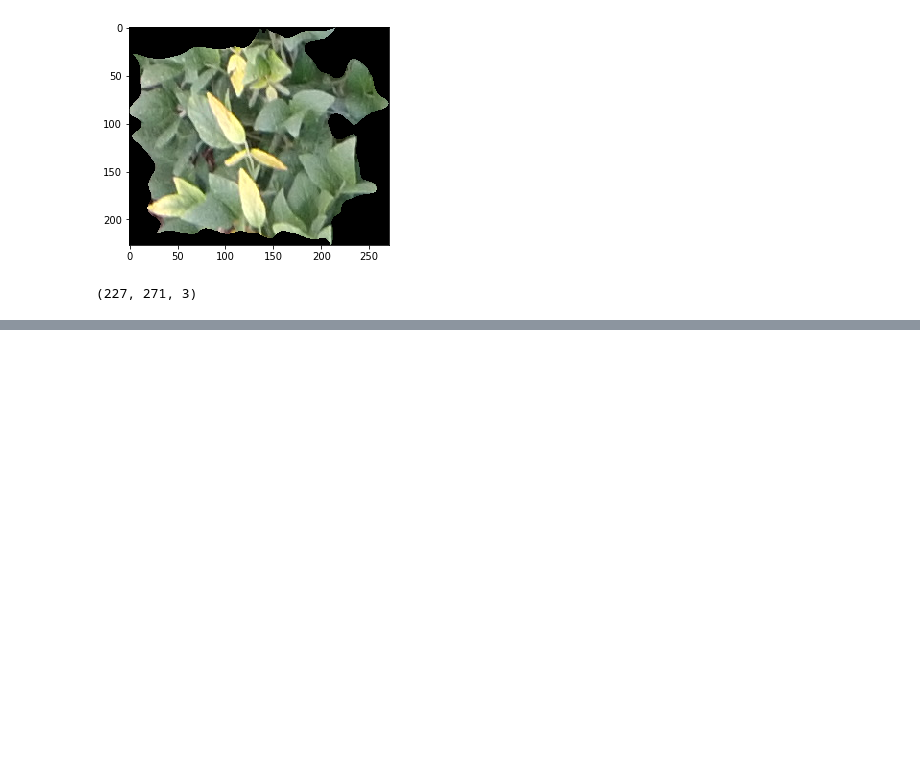
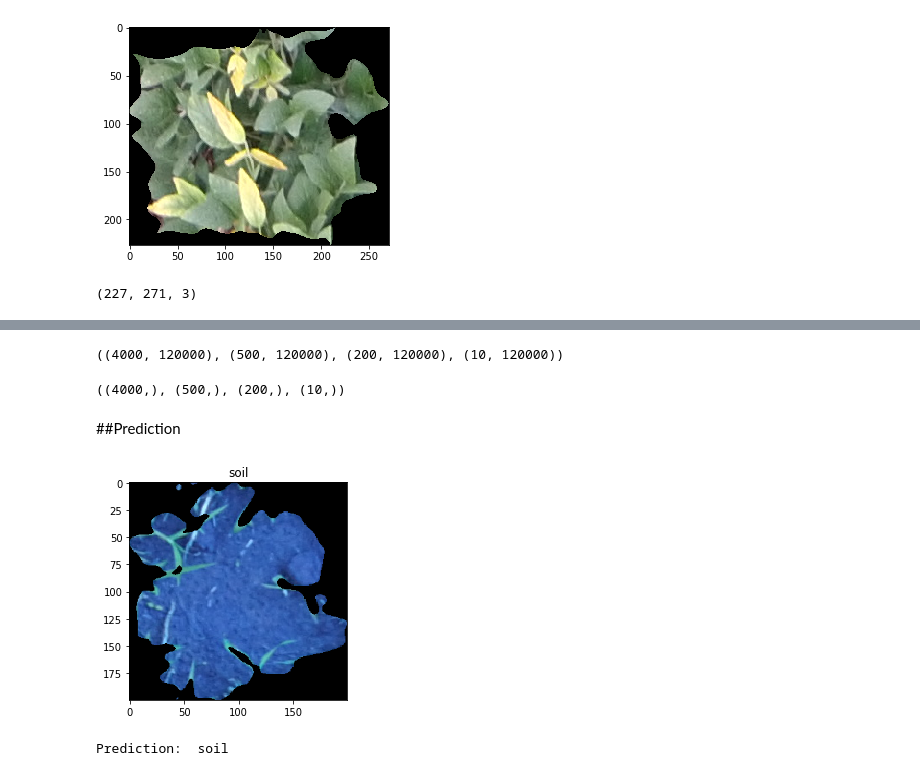
Before and after one commit to objectis/ai-weed-detection, a Jupyter notebook: weed_detection.ipynb, the cells around one changed output, grey strips where cells are left out. Drawn from its saved outputs; the diff is of its cells as text; code cells hidden in the pictures; blank space fills up the shorter version.

```diff
--- a/weed_detection.ipynb
+++ b/weed_detection.ipynb
@@ -133,0 +325,11 @@ show_image(os.path.join(os.path.join(directory,classes[3]),soybean[random.randin
+# %%
+input_size = im_width * im_height * im_channel
+hidden_size = 200
+output_size = n_class
+std = 1e-3
+
+net = TwoLayerNet(input_size, hidden_size,output_size,std )
+stats = net.train(X_train, y_train, X_val, y_val,
+              learning_rate =1e-5, learning_rate_decay=0.95,
+              reg=0.0, num_iters=400,
+              batch_size=100, it_verbose = 10,verbose=True)
@@ -133,0 +354,26 @@ show_image(os.path.join(os.path.join(directory,classes[3]),soybean[random.randin
+# %%
+X_train.shape, X_dev.shape, X_test.shape, X_tiny.shape
+# %% [output]
+((4000, 120000), (500, 120000), (200, 120000), (10, 120000))
+# %%
+y_train.shape, y_dev.shape, y_test.shape, y_tiny.shape
+# %% [output]
+((4000,), (500,), (200,), (10,))
+# %% [markdown]
+##Prediction
+# %%
+def predict_random_image():
+  # Choose an image
+  idx = random.randint(0,len(y_dev))
+  # Preprozess image
+  plt.imshow((X_dev[idx]+mean_image).reshape(im_width, im_height, im_channel).astype('uint8'))
+  plt.title(num2class[y_dev[idx]])
+  plt.show()
+  # Make the prediction
+  result = net.predict(X_dev[idx].reshape(-1,X_dev[idx].shape[0]))
+  print("Prediction: ", num2class[np.asscalar(result)])
+# %%
+predict_random_image()
+# %% [output]
+[figure, added]
+Prediction:  soil
```
Also changed, not shown: parts of 9 cells of this notebook.
